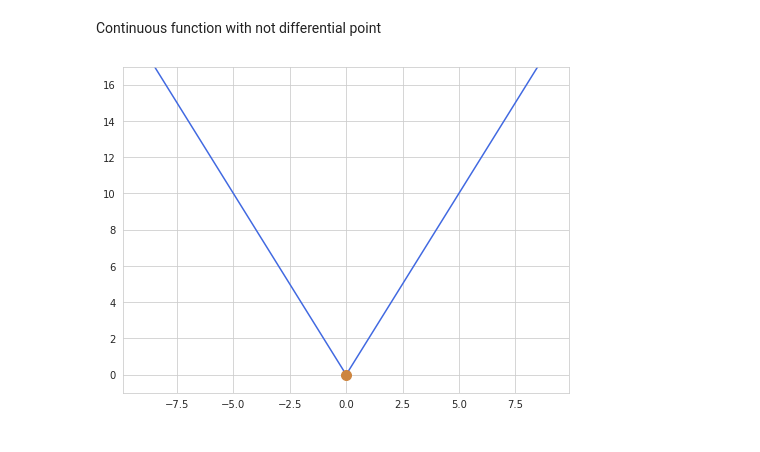
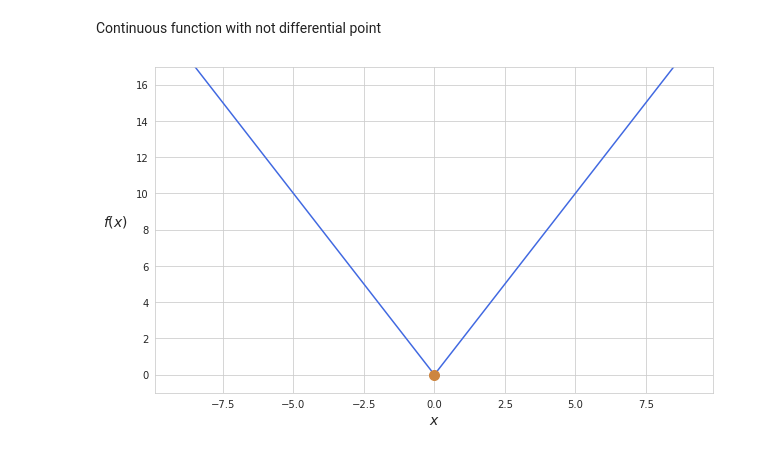
Before and after one commit to vzahorui/vzahorui.github.io, a Jupyter notebook: jupyter_notebooks/calculus/plot_derivatives.ipynb, the cells around one changed output. Saved outputs shown, nothing was run; the diff lists cells and outputs as text; code cells hidden in the pictures.

```diff
--- a/jupyter_notebooks/calculus/plot_derivatives.ipynb
+++ b/jupyter_notebooks/calculus/plot_derivatives.ipynb
@@ -16,7 +16,7 @@ y = 1/abs(x)
 ax.plot(x,y)
 ax.set_ylim(0, 6)
 ax.set_xlim(-6, 6)
-ax.set_xlabel('x', fontsize=14)
-ax.set_ylabel('y', fontsize=14)
+ax.set_xlabel('$x$', fontsize=14)
+ax.set_ylabel('$f(x)$', fontsize=14, rotation=0, labelpad=20)
 plt.savefig('../../assets/images/calculus/plot_1_div_x.png', bbox_inches='tight');
 # %% [output]
@@ -98,15 +98,17 @@ plt.savefig('../../assets/images/calculus/plot_slope.png', bbox_inches='tight');
 Continuous function with not differential point
 # %%
 with sns.axes_style("whitegrid"):
-    fig, ax = plt.subplots(figsize=(8,6))
+    fig, ax = plt.subplots(figsize=(10,6))
 
 x1 = np.linspace(-9, -0.0000001, 600)
 x2 = np.linspace(0.0000001, 9, 600)
 y1 = x1 * (-2)
 y2 = x2 * 2
 ax.plot(x1, y1, x2, y2, color='royalblue', zorder=2)
 ax.scatter(0, 0, color='peru', zorder=5, s=100)
 ax.set_ylim(-1, 17)
+ax.set_xlabel('$x$', fontsize=14)
+ax.set_ylabel('$f(x)$', fontsize=14, rotation=0, labelpad=20)
 plt.savefig('../../assets/images/calculus/plot_no_slope.png', bbox_inches='tight');
 # %% [output]
-[figure, old version]
+[figure, new version]
```
Also changed, not shown: parts of 6 cells of this notebook, 6 other files.
